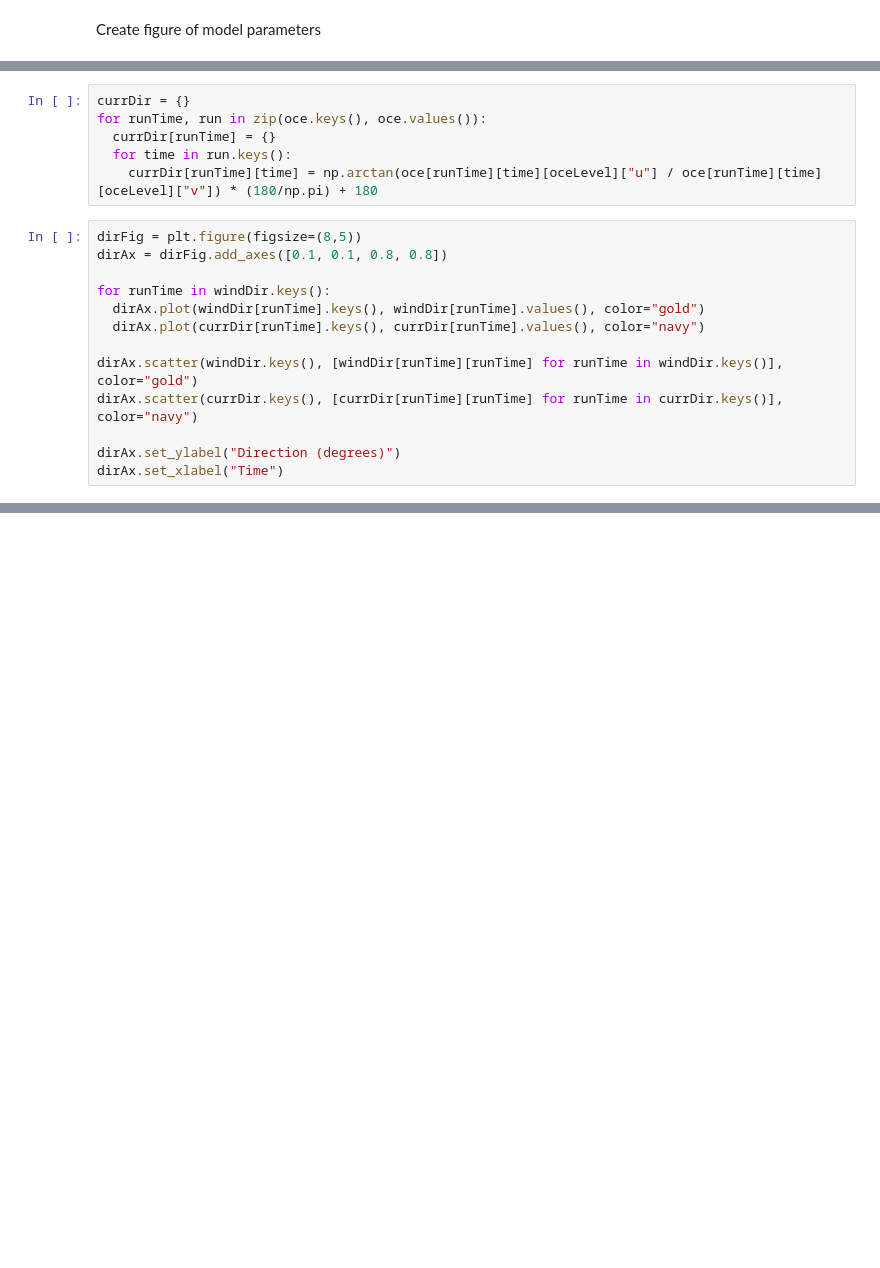
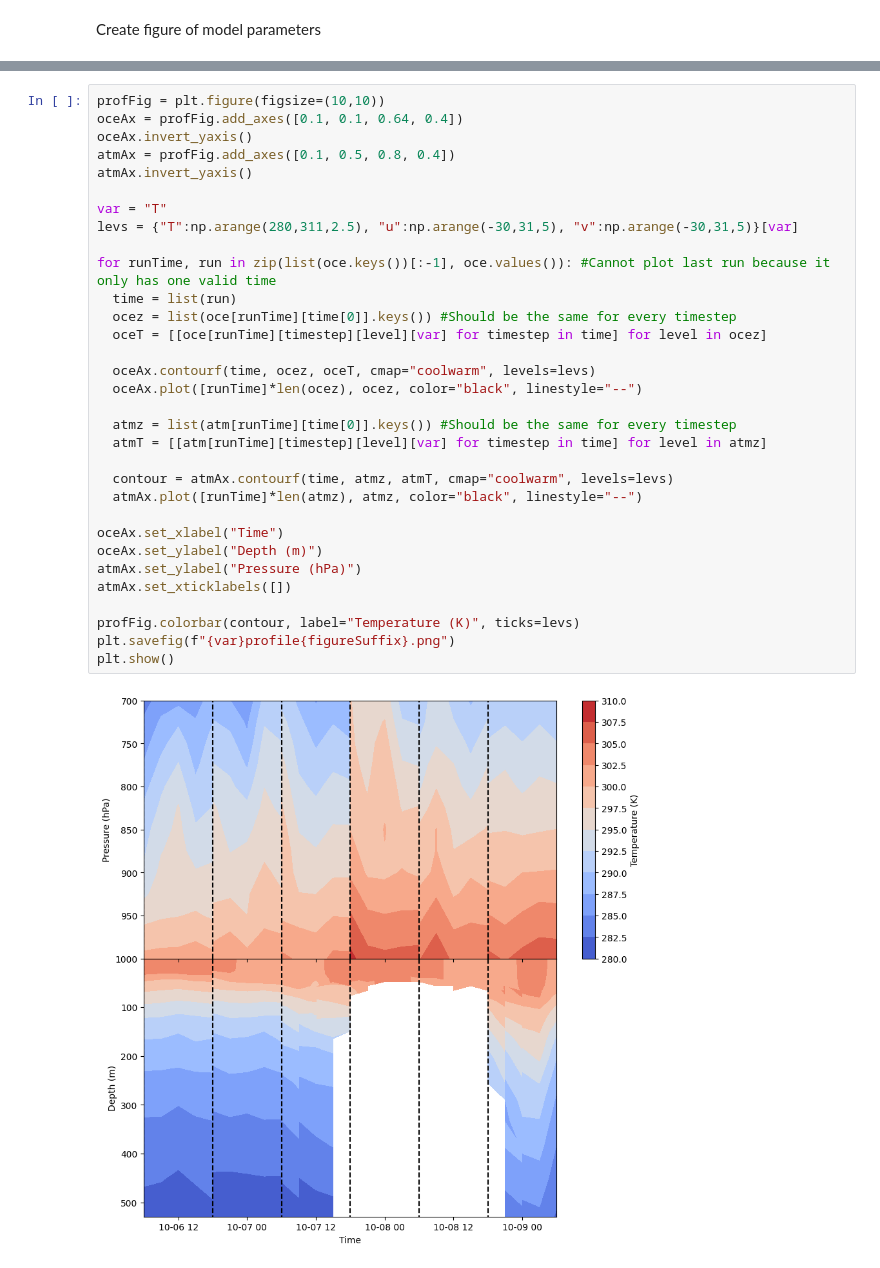
Before and after one commit to SeanBarnier/HAFS_Air-Sea, a Jupyter notebook: HAFSA_ocean-atmosphere.ipynb, the cells around one changed output, grey strips where cells are left out. Saved outputs shown, nothing was run; the diff lists cells and outputs as text; blank space fills up the shorter version.

```diff
--- a/HAFSA_ocean-atmosphere.ipynb
+++ b/HAFSA_ocean-atmosphere.ipynb
@@ -334,19 +252,0 @@ plt.show()
-# %%
-currDir = {}
-for runTime, run in zip(oce.keys(), oce.values()):
-  currDir[runTime] = {}
-  for time in run.keys():
-    currDir[runTime][time] = np.arctan(oce[runTime][time][oceLevel]["u"] / oce[runTime][time][oceLevel]["v"]) * (180/np.pi) + 180
-# %%
-dirFig = plt.figure(figsize=(8,5))
-dirAx = dirFig.add_axes([0.1, 0.1, 0.8, 0.8])
-
-for runTime in windDir.keys():
-  dirAx.plot(windDir[runTime].keys(), windDir[runTime].values(), color="gold")
-  dirAx.plot(currDir[runTime].keys(), currDir[runTime].values(), color="navy")
-
-dirAx.scatter(windDir.keys(), [windDir[runTime][runTime] for runTime in windDir.keys()], color="gold")
-dirAx.scatter(currDir.keys(), [currDir[runTime][runTime] for runTime in currDir.keys()], color="navy")
-
-dirAx.set_ylabel("Direction (degrees)")
-dirAx.set_xlabel("Time")
@@ -355,0 +255,34 @@ Text(0.5, 0, 'Time')
+# %%
+profFig = plt.figure(figsize=(10,10))
+oceAx = profFig.add_axes([0.1, 0.1, 0.64, 0.4])
+oceAx.invert_yaxis()
+atmAx = profFig.add_axes([0.1, 0.5, 0.8, 0.4])
+atmAx.invert_yaxis()
+
+var = "T"
+levs = {"T":np.arange(280,311,2.5), "u":np.arange(-30,31,5), "v":np.arange(-30,31,5)}[var]
+
+for runTime, run in zip(list(oce.keys())[:-1], oce.values()): #Cannot plot last run because it only has one valid time
+  time = list(run)
+  ocez = list(oce[runTime][time[0]].keys()) #Should be the same for every timestep
+  oceT = [[oce[runTime][timestep][level][var] for timestep in time] for level in ocez]
+
+  oceAx.contourf(time, ocez, oceT, cmap="coolwarm", levels=levs)
+  oceAx.plot([runTime]*len(ocez), ocez, color="black", linestyle="--")
+
+  atmz = list(atm[runTime][time[0]].keys()) #Should be the same for every timestep
+  atmT = [[atm[runTime][timestep][level][var] for timestep in time] for level in atmz]
+
+  contour = atmAx.contourf(time, atmz, atmT, cmap="coolwarm", levels=levs)
+  atmAx.plot([runTime]*len(atmz), atmz, color="black", linestyle="--")
+
+oceAx.set_xlabel("Time")
+oceAx.set_ylabel("Depth (m)")
+atmAx.set_ylabel("Pressure (hPa)")
+atmAx.set_xticklabels([])
+
+profFig.colorbar(contour, label="Temperature (K)", ticks=levs)
+plt.savefig(f"{var}profile{figureSuffix}.png")
+plt.show()
+# %% [output]
+[figure, added]
```
Also changed, not shown: parts of 18 cells of this notebook.
